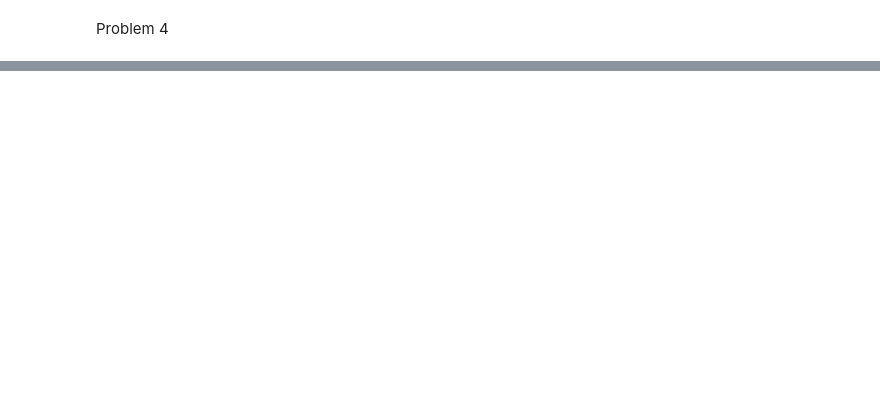
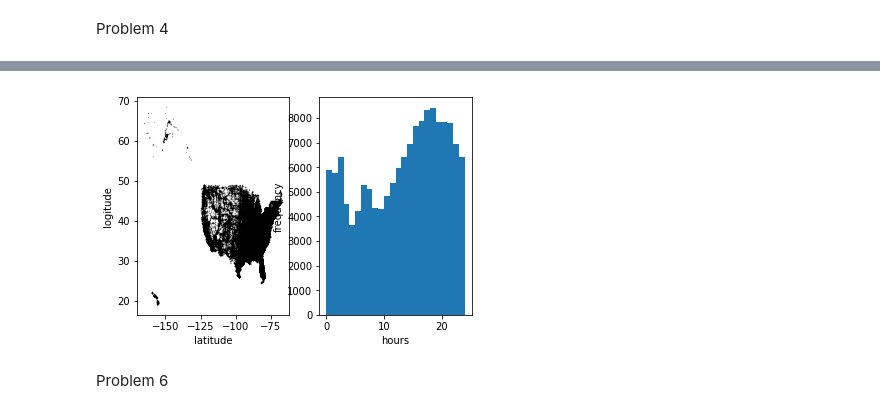
Before and after one commit to kendrarobbins/BootCamp2018, a Jupyter notebook: ProbSets/Comp/ProbSet2/Comp PS2 Solutions.ipynb, the cells around one changed output, grey strips where cells are left out. Saved outputs shown, nothing was run; the diff lists cells and outputs as text; code cells hidden in the pictures; blank space fills up the shorter version.

```diff
--- a/ProbSets/Comp/ProbSet2/Comp PS2 Solutions.ipynb
+++ b/ProbSets/Comp/ProbSet2/Comp PS2 Solutions.ipynb
@@ -66,0 +132,24 @@ Problem 4
+# %%
+def prob5():
+
+    fars = np.load('FARS.npy')
+    hours = fars[:,0]
+    lat = fars[:,1]
+    long = fars[:,2]
+#
+    ax1 = plt.subplot(1,2,1)
+    ax1.plot(lat, long, "k.", markersize=.5, alpha=.5)
+    ax1.set_xlabel('latitude')
+    ax1.set_ylabel('logitude')
+
+
+    ax2 =plt.subplot(1,2,2)
+    ax2.hist(hours, bins=24, range = [0,24])
+    ax2.set_xlabel('hours')
+    ax2.set_ylabel('frequency')
+# %%
+prob5()
+# %% [output]
+[figure, added]
+# %% [markdown]
+Problem 6
```
Also changed, not shown: parts of 75 cells of this notebook, 18 other files.
